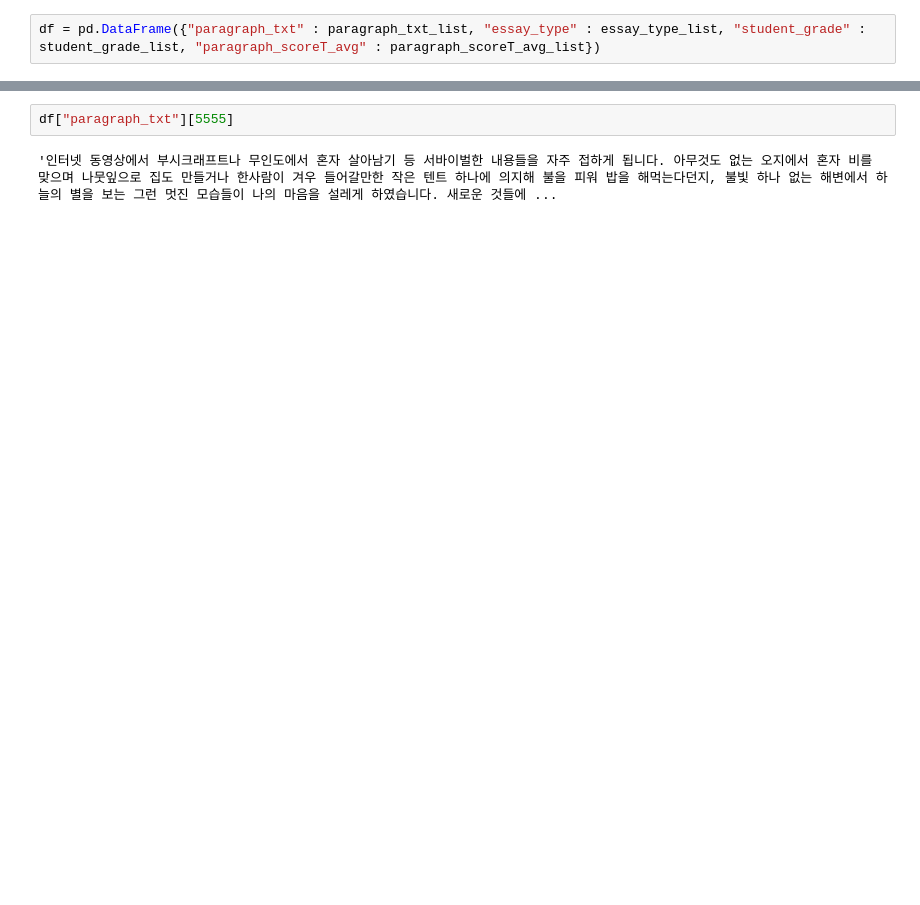
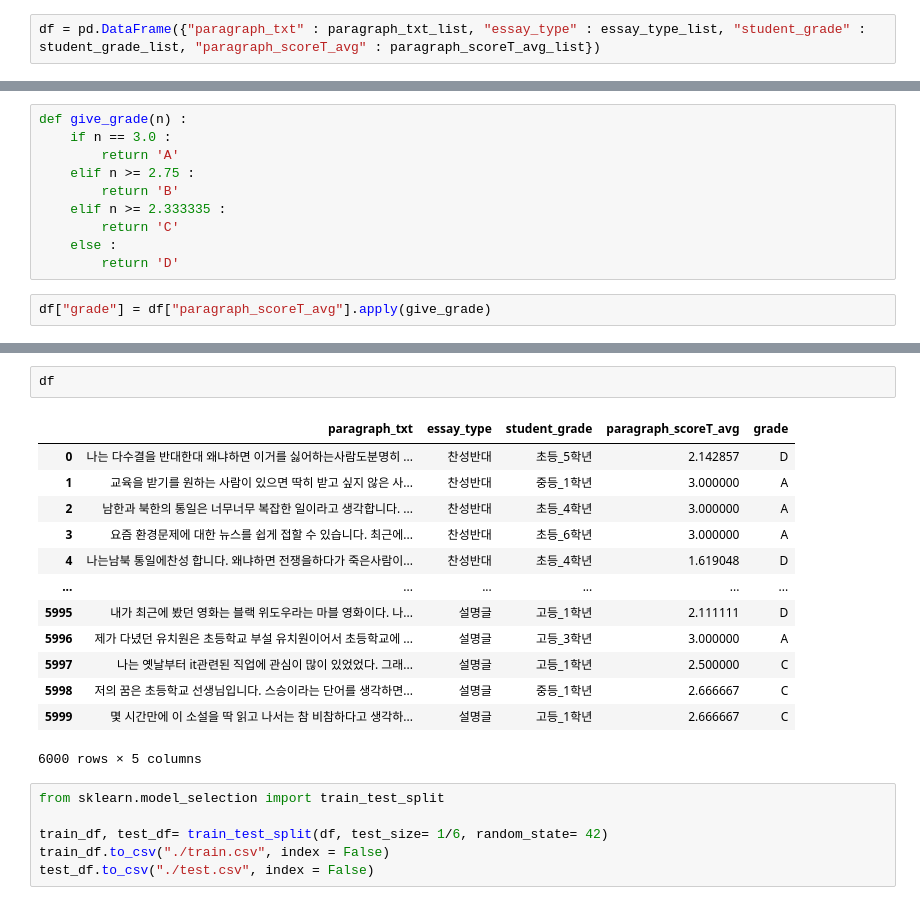
Before and after one commit to quarter-100/essay-grading-hackathon, a Jupyter notebook: eda.ipynb, the cells around one changed output, grey strips where cells are left out. Saved outputs shown, nothing was run; the diff lists cells and outputs as text; blank space fills up the shorter version.

```diff
--- a/eda.ipynb
+++ b/eda.ipynb
@@ -49,0 +81,12 @@ df.to_csv("./df_origin.csv", index = False)
+# %%
+def give_grade(n) :
+    if n == 3.0 :
+        return 'A'
+    elif n >= 2.75 :
+        return 'B'
+    elif n >= 2.333335 :
+        return 'C'
+    else :
+        return 'D'
+# %%
+df["grade"] = df["paragraph_scoreT_avg"].apply(give_grade)
@@ -50,4 +101,22 @@ df.to_csv("./df_origin.csv", index = False)
 # %%
-df["paragraph_txt"][5555]
+df
 # %% [output]
+|  | paragraph_txt | essay_type | student_grade | paragraph_scoreT_avg | grade |
+| 0 | 나는 다수결을 반대한대 왜냐하면 이거를 싫어하는사람도분명히 ... | 찬성반대 | 초등_5학년 | 2.142857 | D |
+| 1 | 교육을 받기를 원하는 사람이 있으면 딱히 받고 싶지 않은 사... | 찬성반대 | 중등_1학년 | 3.000000 | A |
+| 2 | 남한과 북한의 통일은 너무너무 복잡한 일이라고 생각합니다. ... | 찬성반대 | 초등_4학년 | 3.000000 | A |
+| 3 | 요즘 환경문제에 대한 뉴스를 쉽게 접할 수 있습니다. 최근에... | 찬성반대 | 초등_6학년 | 3.000000 | A |
+| 4 | 나는남북 통일에찬성 합니다. 왜냐하면 전쟁을하다가 죽은사람이... | 찬성반대 | 초등_4학년 | 1.619048 | D |
+| ... | ... | ... | ... | ... | ... |
+| 5995 | 내가 최근에 봤던 영화는 블랙 위도우라는 마블 영화이다. 나... | 설명글 | 고등_1학년 | 2.111111 | D |
+| 5996 | 제가 다녔던 유치원은 초등학교 부설 유치원이어서 초등학교에 ... | 설명글 | 고등_3학년 | 3.000000 | A |
+| 5997 | 나는 옛날부터 it관련된 직업에 관심이 많이 있었었다. 그래... | 설명글 | 고등_1학년 | 2.500000 | C |
+| 5998 | 저의 꿈은 초등학교 선생님입니다. 스승이라는 단어를 생각하면... | 설명글 | 중등_1학년 | 2.666667 | C |
+| 5999 | 몇 시간만에 이 소설을 딱 읽고 나서는 참 비참하다고 생각하... | 설명글 | 고등_1학년 | 2.666667 | C |
-'인터넷 동영상에서 부시크래프트나 무인도에서 혼자 살아남기 등 서바이벌한 내용들을 자주 접하게 됩니다. 아무것도 없는 오지에서 혼자 비를 맞으며 나뭇잎으로 집도 만들거나 한사람이 겨우 들어갈만한 작은 텐트 하나에 의지해 불을 피워 밥을 해먹는다던지, 불빛 하나 없는 해변에서 하늘의 별을 보는 그런 멋진 모습들이 나의 마음을 설레게 하였습니다. 새로운 것들에 ...
+6000 rows × 5 columns
+# %%
+from sklearn.model_selection import train_test_split
+
+train_df, test_df= train_test_split(df, test_size= 1/6, random_state= 42)
+train_df.to_csv("./train.csv", index = False)
+test_df.to_csv("./test.csv", index = False)
```
Also changed, not shown: parts of 8 cells of this notebook, 16 other files.
